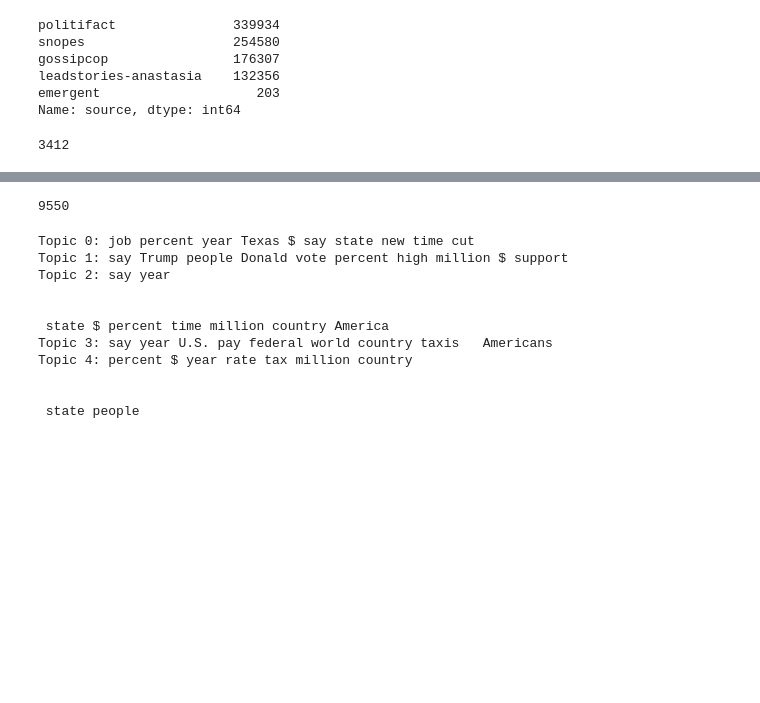
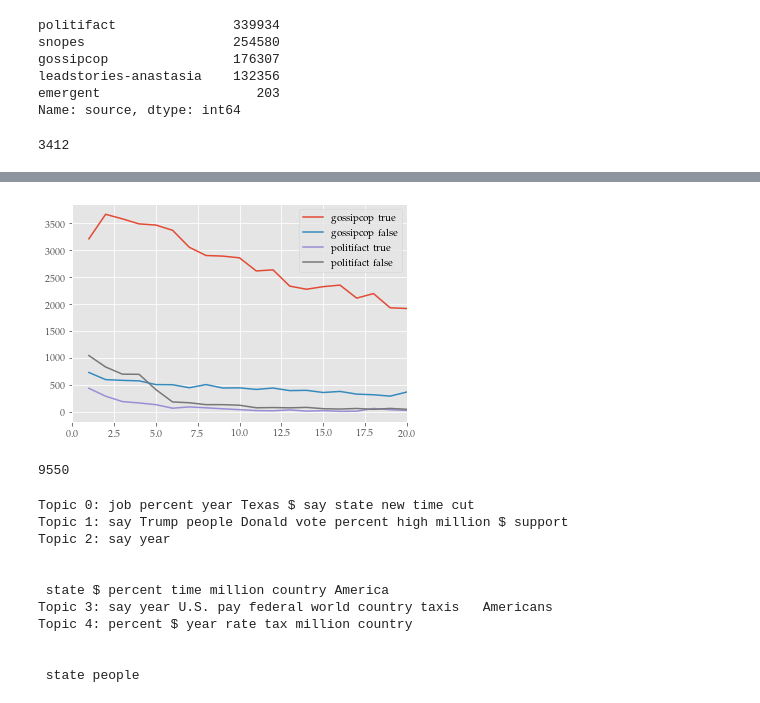
Before and after one commit to vtrikoupis/masters-thesis, a Jupyter notebook: PAN_dataset_processing.ipynb, the cells around one changed output, grey strips where cells are left out. Drawn from its saved outputs; the diff is of its cells as text; code cells hidden in the pictures; blank space fills up the shorter version.

```diff
--- a/PAN_dataset_processing.ipynb
+++ b/PAN_dataset_processing.ipynb
@@ -134,0 +277,6 @@ gt_less_than_an_hour, gt_less_than_a_day, gt_less_than_a_week = calculateViralit
+# %%
+# politifact_true_hours = createHourBucket(politifact_true)
+politifact_true_minutes = createIntervalBucket(politifact_true, 1)
+politifact_false_minutes = createIntervalBucket(politifact_false, 1)
+gossipcop_true_minutes = createIntervalBucket(gossipcop_true, 1)
+gossipcop_false_minutes = createIntervalBucket(gossipcop_false, 1)
@@ -134,0 +346,5 @@ gt_less_than_an_hour, gt_less_than_a_day, gt_less_than_a_week = calculateViralit
+# %%
+pt_minute_bucket = createBinnedDict(politifact_true_minutes)
+pf_minute_bucket = createBinnedDict(politifact_false_minutes)
+gt_minute_bucket = createBinnedDict(gossipcop_true_minutes)
+gf_minute_bucket = createBinnedDict(gossipcop_false_minutes)
@@ -135,3 +353,36 @@ gt_less_than_an_hour, gt_less_than_a_day, gt_less_than_a_week = calculateViralit
+# %%
+pt_sorted_minute_bucket = dict(sorted(pt_minute_bucket.items()))
+pf_sorted_minute_bucket = dict(sorted(pf_minute_bucket.items()))
+gt_sorted_minute_bucket = dict(sorted(gt_minute_bucket.items()))
+gf_sorted_minute_bucket = dict(sorted(gf_minute_bucket.items()))
+# %%
+# pt_lists = sorted(politifact_true_buckets.items()) # sorted by key, return a list of tuples
+
+gt_lists = sorted(gt_sorted_minute_bucket.items())[1:] # sorted by key, return a list of tuples
+gf_lists = sorted(gf_sorted_minute_bucket.items())[1:] # sorted by key, return a list of tuples
+pt_lists = sorted(pt_sorted_minute_bucket.items())[1:] # sorted by key, return a list of tuples
+pf_lists = sorted(pf_sorted_minute_bucket.items())[1:] # sorted by key, return a list of tuples
+
+x_gt, y_gt = zip(*gt_lists) # unpack a list of pairs into two tuples
+x_gf, y_gf = zip(*gf_lists) # unpack a list of pairs into two tuples
+x_pt, y_pt = zip(*pt_lists) # unpack a list of pairs into two tuples
+x_pf, y_pf = zip(*pf_lists) # unpack a list of pairs into two tuples
+# %%
+
+# create plot
+fig, ax = plt.subplots()
+
+line1 = ax.plot(x_gt, y_gt, label='gossipcop true')
+line2 = ax.plot(x_gf, y_gf, label='gossipcop false')
+line3 = ax.plot(x_pt, y_pt, label='politifact true')
+line4 = ax.plot(x_pf, y_pf, label='politifact false')
+
+plt.legend()
+plt.xlim(0,20)
+# plt.ylim(-20,2000)
+plt.show()
+# %% [output]
+[figure, added]
 # %%
 # pf_results = {}
 # tweets_shared_in_less_than_an_hour = 0
```
Also changed, not shown: parts of 24 cells of this notebook.
